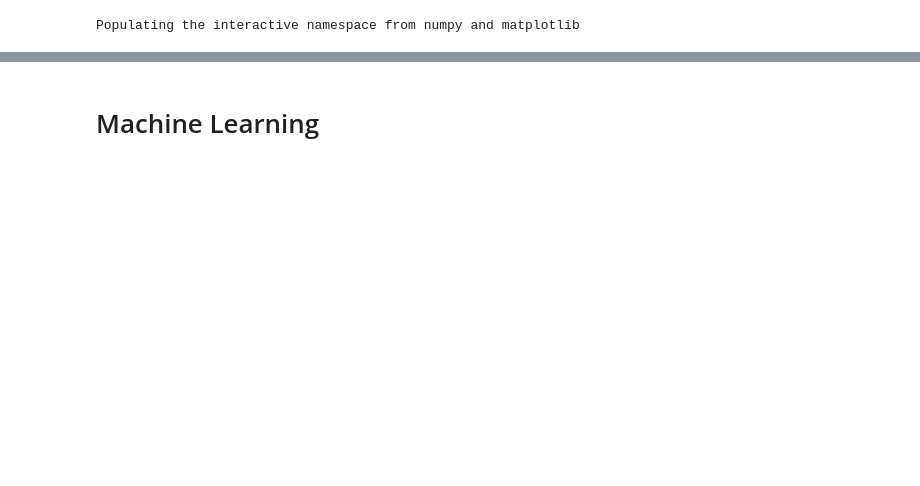
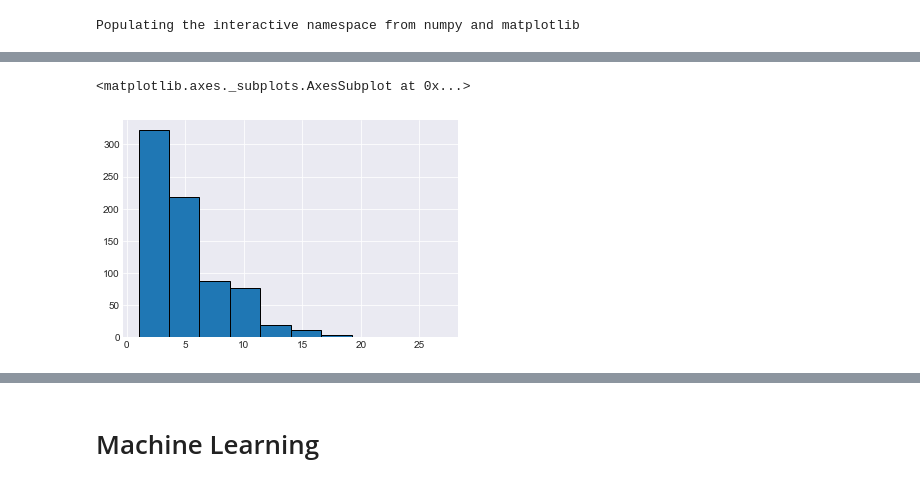
Before and after one commit to snowdj/education-analytics-1, a Jupyter notebook: Student engagement.ipynb, the cells around one changed output, grey strips where cells are left out. Saved outputs shown, nothing was run; the diff lists cells and outputs as text; code cells hidden in the pictures; blank space fills up the shorter version.

```diff
--- a/Student engagement.ipynb
+++ b/Student engagement.ipynb
@@ -19,3 +27,9 @@ submissions = submissions[~submissions['account_key'].isin(udacity_accts)]
+# %%
+# Number of submissions per student
+submissions['account_key'].value_counts().hist(edgecolor='black')
+# %% [output]
+<matplotlib.axes._subplots.AxesSubplot at 0x...>
+[figure, added]
 # %%
 # Pivot: days as columns, students as rows, time as cells
 data = engagements.pivot_table(index='account_key', columns='utc_date',
```
Also changed, not shown: parts of 7 cells of this notebook.
